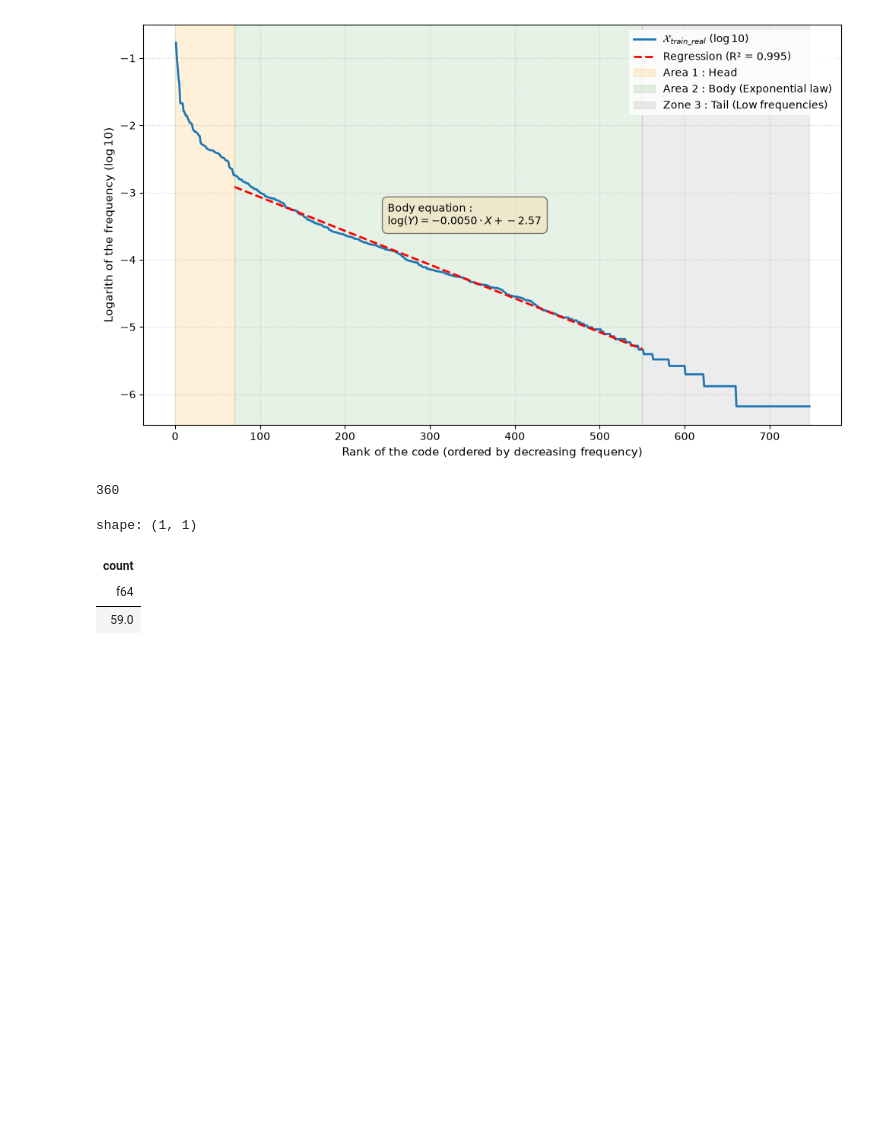
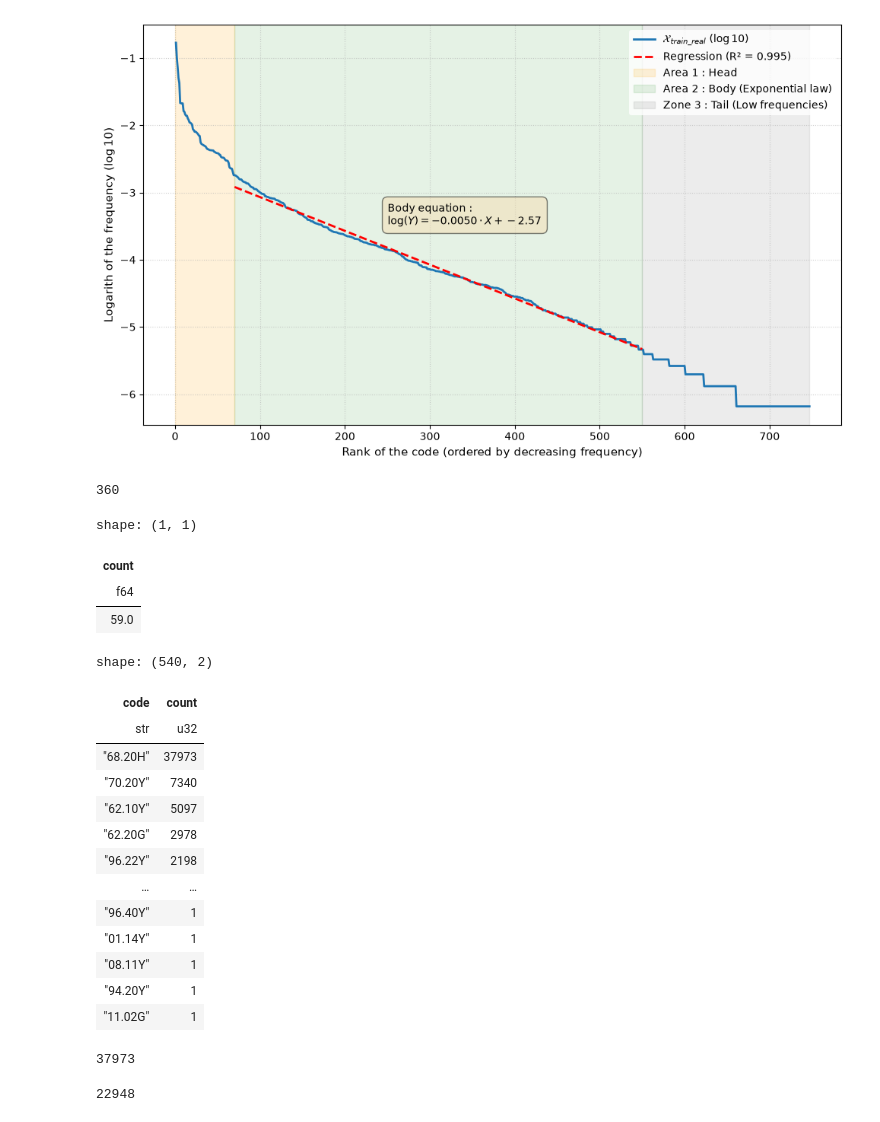
Before and after one commit to mateomorin/Code2Text-presentation, a Jupyter notebook: notebooks/plot_images.ipynb, the cells around one changed output. Saved outputs shown, nothing was run; the diff lists cells and outputs as text; code cells hidden in the pictures; blank space fills up the shorter version.

```diff
--- a/notebooks/plot_images.ipynb
+++ b/notebooks/plot_images.ipynb
@@ -95,3 +95,38 @@ shape: (1, 1)
 | count |
 | f64 |
 | 59.0 |
+# %%
+with fs.open("s3://projet-ape/data/08062026/naf2025/split/df_train.parquet", "rb") as f:
+    df = pl.read_parquet(f)
+
+    df = df.rename(mapping={"apet2025": "code", "libelle": "label"})[["code", "label"]]
+    df = df.with_columns(
+        (pl.col("code").str.slice(0, 2) + "." + pl.col("code").str.slice(2)).alias("code")
+    )
+# %%
+df = df.with_columns(pl.col("label").str.len_chars().alias("len_label"))
+# %%
+df.filter(pl.col("len_label") == 141)["code"].value_counts().sort(by="count", descending=True)
+# %% [output]
+shape: (540, 2)
+| code | count |
+| str | u32 |
+| "68.20H" | 37973 |
+| "70.20Y" | 7340 |
+| "62.10Y" | 5097 |
+| "62.20G" | 2978 |
+| "96.22Y" | 2198 |
+| … | … |
+| "96.40Y" | 1 |
+| "01.14Y" | 1 |
+| "08.11Y" | 1 |
+| "94.20Y" | 1 |
+| "11.02G" | 1 |
+# %%
+df.filter((pl.col("len_label") == 141) & (pl.col("code") =="68.20H"))["label"].str.to_lowercase().count()
+# %% [output]
+37973
+# %%
+df.filter((pl.col("len_label") == 141) & (pl.col("code") =="68.20H"))["label"].str.to_lowercase().is_duplicated().sum()
+# %% [output]
+22948
```
Also changed, not shown: 2 other files.
